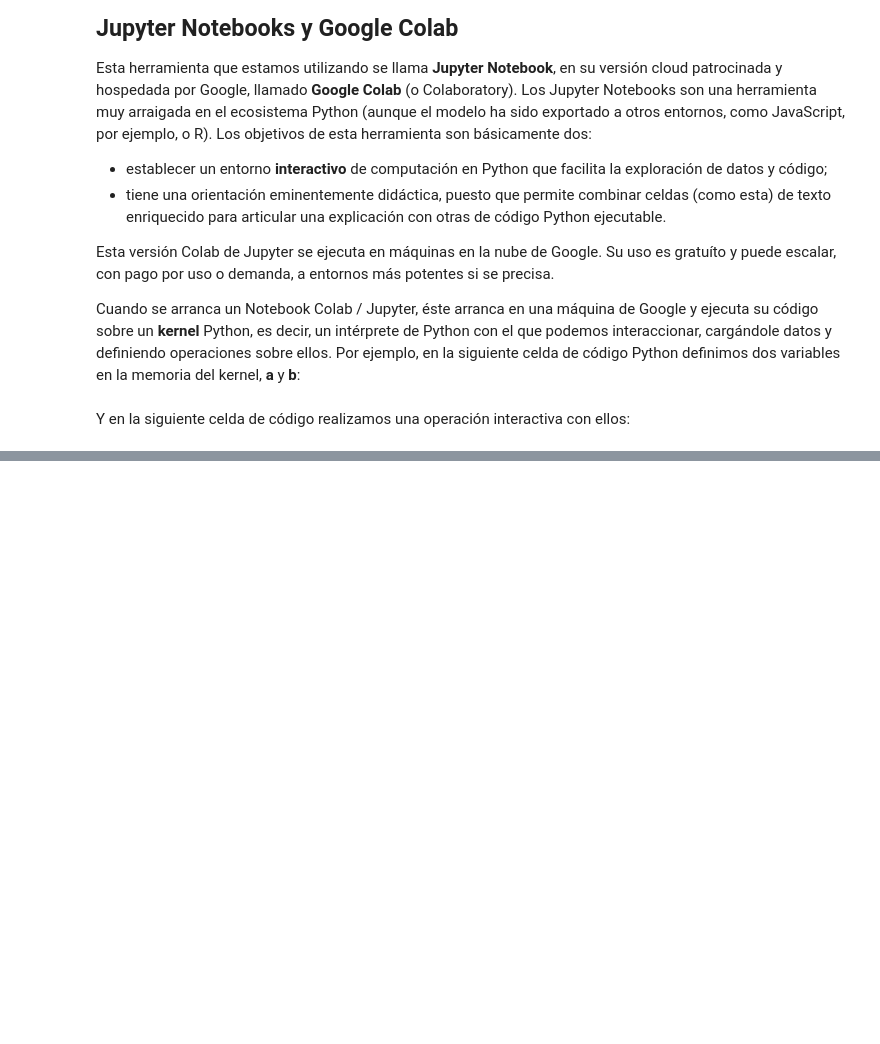
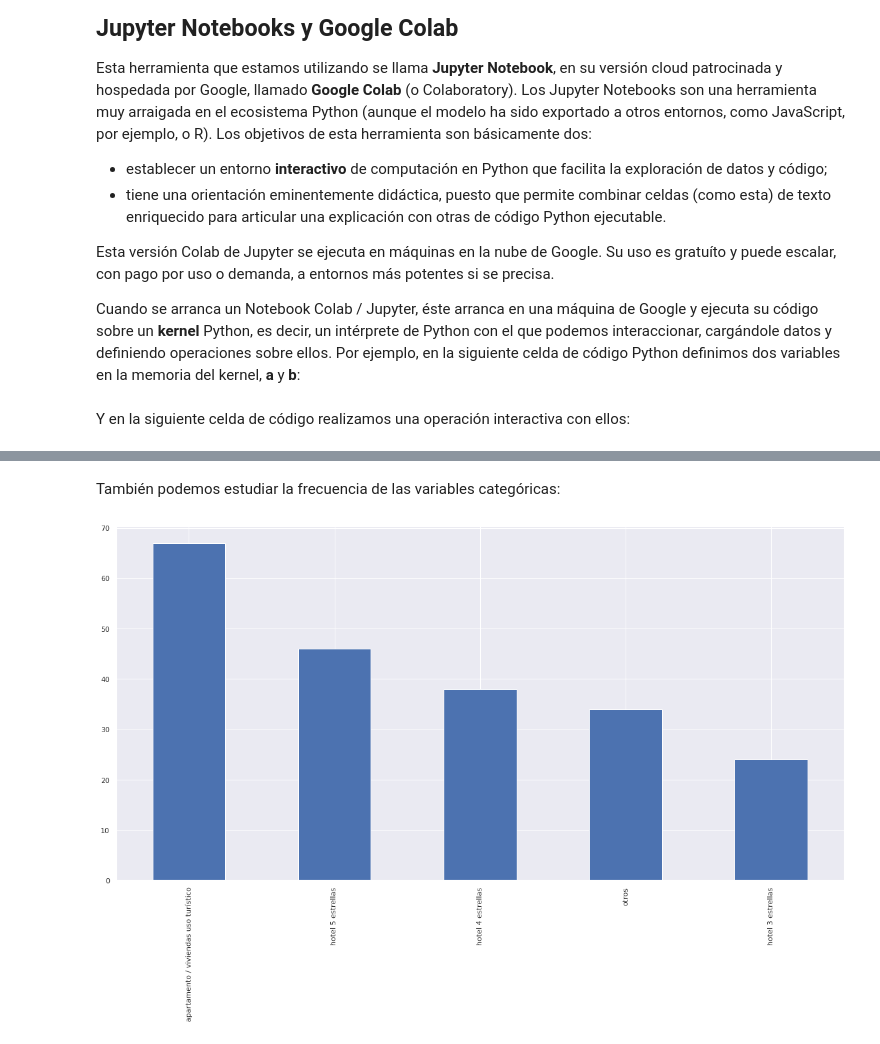
Before and after one commit to malkab/turismo_geo_ml, a Jupyter notebook: notebook.ipynb, the cells around one changed output, grey strips where cells are left out. Saved outputs shown, nothing was run; the diff lists cells and outputs as text; code cells hidden in the pictures; blank space fills up the shorter version.

```diff
--- a/notebook.ipynb
+++ b/notebook.ipynb
@@ -33,0 +121,6 @@ Sin embargo, como el objetivo de la sesión es metodológico y no técnico, evit
+# %% [markdown]
+También podemos estudiar la frecuencia de las variables categóricas:
+# %%
+turismoml.histogramaDiscretas(encuestas["tipo_alojamiento"])
+# %% [output]
+[figure, added]
```
Also changed, not shown: parts of 33 cells of this notebook, 6 other files.
